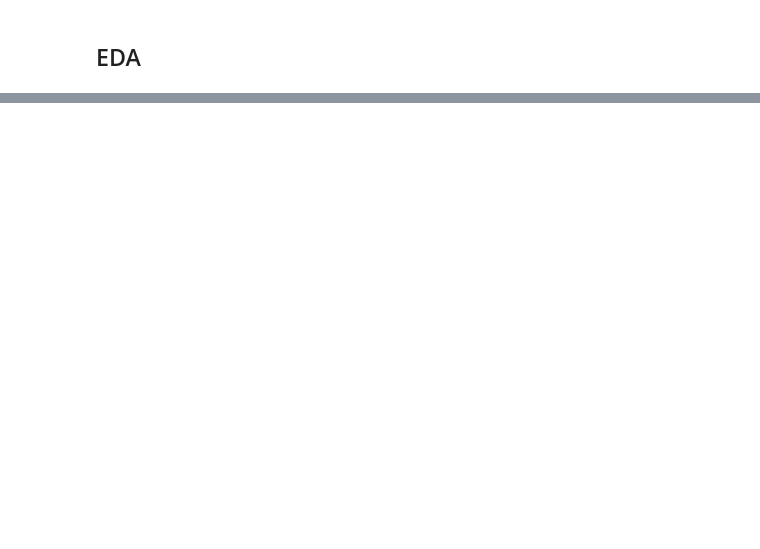
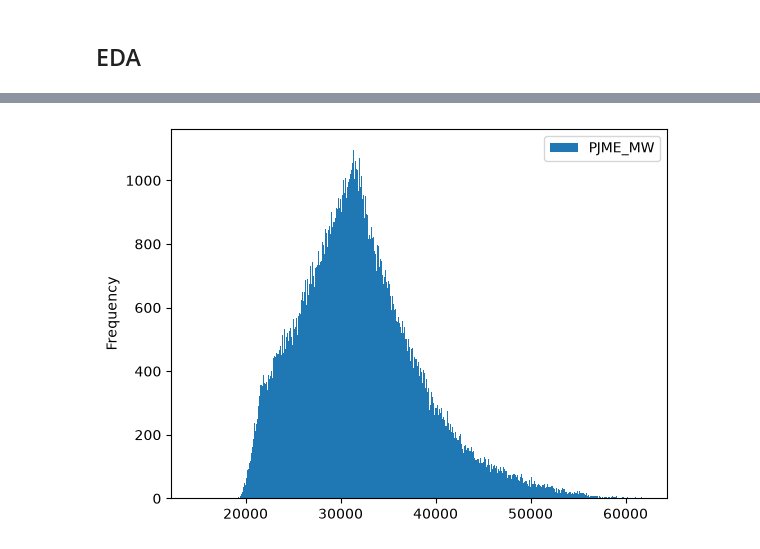
Before and after one commit to redel-byte/Azure1, a Jupyter notebook: notebooks/workflow.ipynb, the cells around one changed output, grey strips where cells are left out. Cells and saved outputs as stored; diff of their text form; code cells hidden in the pictures; blank space fills up the shorter version.

```diff
--- a/notebooks/workflow.ipynb
+++ b/notebooks/workflow.ipynb
@@ -70,0 +126,5 @@ Invalid consumption: 0
+# %%
+df.plot(kind="hist",bins=500,)
+save_plt(ARTIFACTS / "hist.png")
+# %% [output]
+[figure, added]
```
Also changed, not shown: parts of 31 cells of this notebook, 8 other files.
